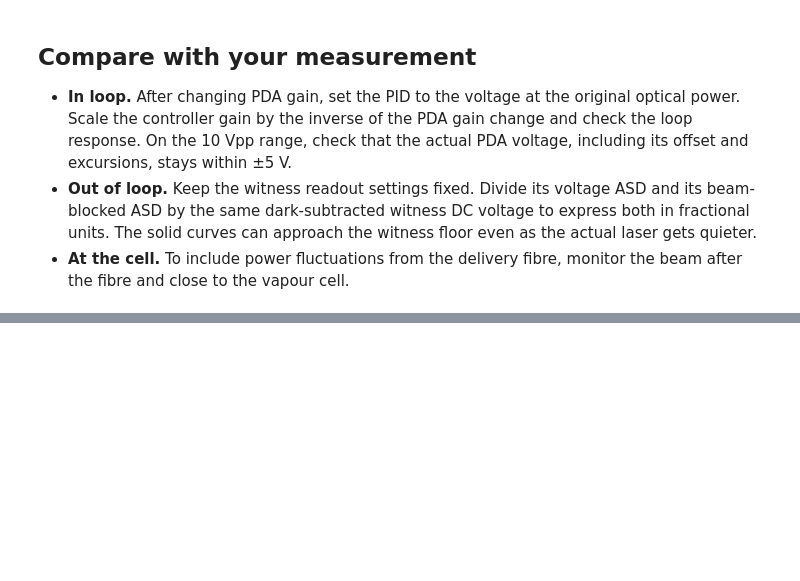
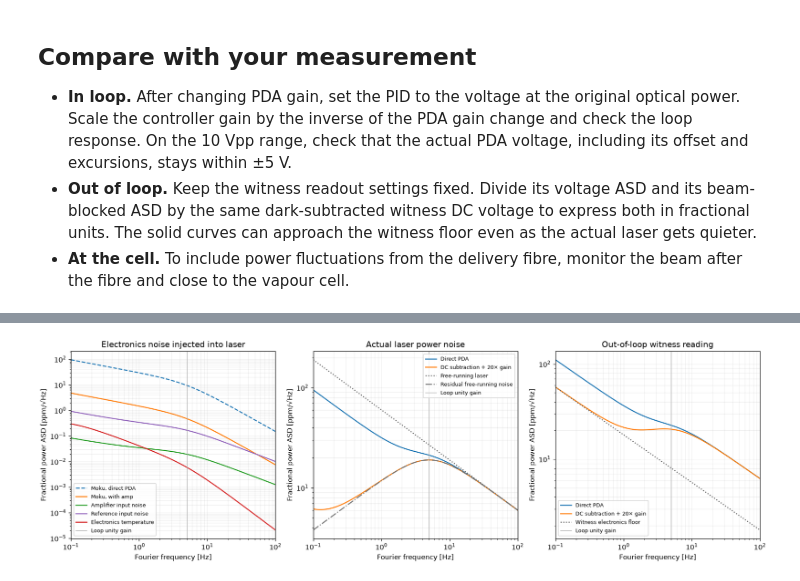
Before and after one commit to DrTheJazz26/Noise_budget, a Jupyter notebook: LCVR_in_loop_photodiode_gain.ipynb, the cells around one changed output, grey strips where cells are left out. Cells and saved outputs as stored; diff of their text form; code cells hidden in the pictures; blank space fills up the shorter version.

```diff
--- a/LCVR_in_loop_photodiode_gain.ipynb
+++ b/LCVR_in_loop_photodiode_gain.ipynb
@@ -129,0 +319,44 @@ plt.show()
+# %%
+subtraction_frequency = np.geomspace(0.1, 100, 501)
+direct, amplified = analogue_subtraction_noise(subtraction_frequency)
+fig_subtraction, (ax_elec, ax_optical, ax_monitor) = plt.subplots(
+    1, 3, figsize=(15, 4.6), layout="constrained",
+)
+if hasattr(fig_subtraction.canvas, "header_visible"):
+    fig_subtraction.canvas.header_visible = False
+
+ax_elec.loglog(subtraction_frequency, 1e6 * direct["injected_moku"], "--",
+               color="tab:blue", label="Moku, direct PDA")
+for key, label, colour in [
+    ("moku", "Moku, with amp", "tab:orange"),
+    ("amplifier", "Amplifier input noise", "tab:green"),
+    ("reference", "Reference input noise", "tab:purple"),
+    ("temperature", "Electronics temperature", "tab:red"),
+]:
+    ax_elec.loglog(subtraction_frequency, 1e6 * amplified[key], color=colour, label=label)
+
+for ax, key in [(ax_optical, "locked"), (ax_monitor, "witness")]:
+    ax.loglog(subtraction_frequency, 1e6 * direct[key], color="tab:blue", label="Direct PDA")
+    ax.loglog(subtraction_frequency, 1e6 * amplified[key], color="tab:orange",
+              label=f"DC subtraction + {analogue_gain:g}× gain")
+
+ax_optical.loglog(subtraction_frequency, 1e6 * direct["free"], ":", color="0.35",
+                  label="Free-running laser")
+ax_optical.loglog(subtraction_frequency, 1e6 * direct["residual_free"], "-.", color="0.45",
+                  label="Residual free-running noise")
+ax_monitor.loglog(subtraction_frequency, 1e6 * direct["witness_floor"], ":", color="0.35",
+                  label="Witness electronics floor")
+
+ax_elec.set_title("Electronics noise injected into laser")
+ax_optical.set_title("Actual laser power noise")
+ax_monitor.set_title("Out-of-loop witness reading")
+for ax in (ax_elec, ax_optical, ax_monitor):
+    ax.axvline(unity_gain_hz, color="0.65", linewidth=0.8, label="Loop unity gain")
+    ax.set(xlabel="Fourier frequency [Hz]", ylabel="Fractional power ASD [ppm/√Hz]",
+           xlim=(0.1, 100))
+    ax.grid(True, which="both", alpha=0.20)
+    ax.legend(fontsize=8)
+
+plt.show()
+# %% [output]
+[figure, added]
```
Also changed, not shown: parts of 14 cells of this notebook.
